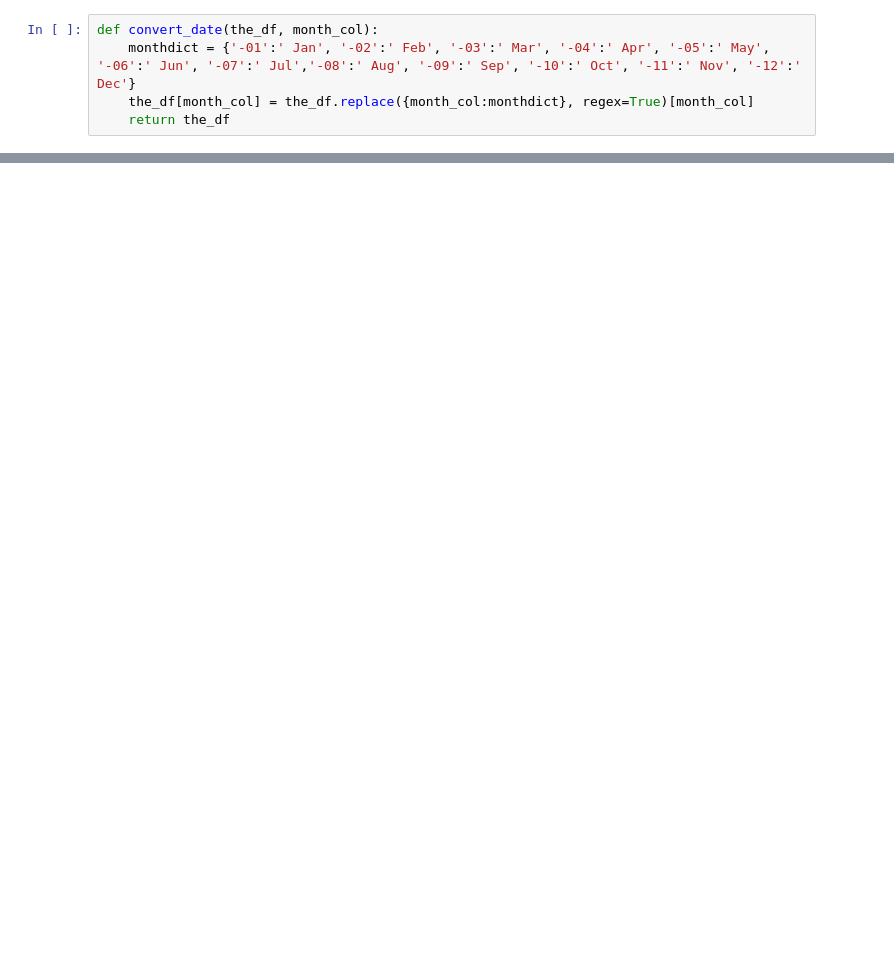
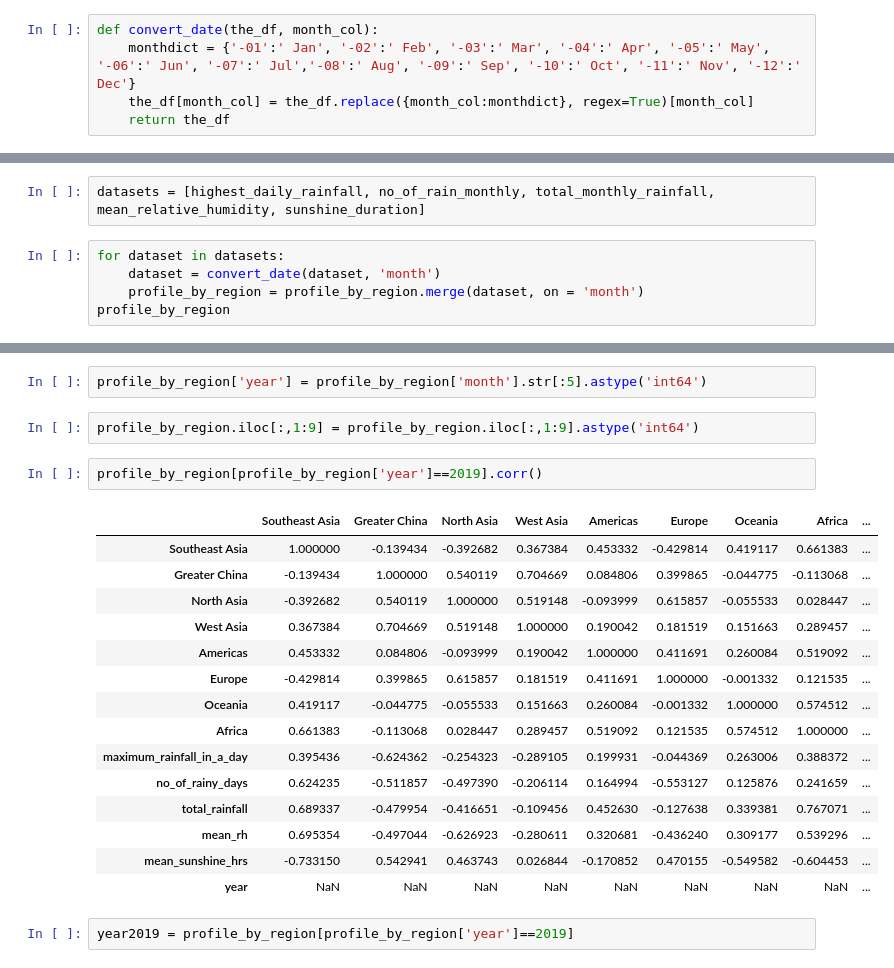
Before and after one commit to altheaxcvii/GA-Labs, a Jupyter notebook: Project 1/code/proj1code.ipynb, the cells around one changed output, grey strips where cells are left out. Drawn from its saved outputs; the diff is of its cells as text; blank space fills up the shorter version.

```diff
--- a/Project 1/code/proj1code.ipynb
+++ b/Project 1/code/proj1code.ipynb
@@ -82,0 +34,7 @@ TypeError: no numeric data to plot
+# %%
+datasets = [highest_daily_rainfall, no_of_rain_monthly, total_monthly_rainfall, mean_relative_humidity, sunshine_duration]
+# %%
+for dataset in datasets:
+    dataset = convert_date(dataset, 'month')
+    profile_by_region = profile_by_region.merge(dataset, on = 'month')
+profile_by_region
@@ -82,0 +55,24 @@ TypeError: no numeric data to plot
+# %%
+profile_by_region['year'] = profile_by_region['month'].str[:5].astype('int64')
+# %%
+profile_by_region.iloc[:,1:9] = profile_by_region.iloc[:,1:9].astype('int64')
+# %%
+profile_by_region[profile_by_region['year']==2019].corr()
+# %% [output]
+|  | Southeast Asia | Greater China | North Asia | West Asia | Americas | Europe | Oceania | Africa | ... |
+| Southeast Asia | 1.000000 | -0.139434 | -0.392682 | 0.367384 | 0.453332 | -0.429814 | 0.419117 | 0.661383 | ... |
+| Greater China | -0.139434 | 1.000000 | 0.540119 | 0.704669 | 0.084806 | 0.399865 | -0.044775 | -0.113068 | ... |
+| North Asia | -0.392682 | 0.540119 | 1.000000 | 0.519148 | -0.093999 | 0.615857 | -0.055533 | 0.028447 | ... |
+| West Asia | 0.367384 | 0.704669 | 0.519148 | 1.000000 | 0.190042 | 0.181519 | 0.151663 | 0.289457 | ... |
+| Americas | 0.453332 | 0.084806 | -0.093999 | 0.190042 | 1.000000 | 0.411691 | 0.260084 | 0.519092 | ... |
+| Europe | -0.429814 | 0.399865 | 0.615857 | 0.181519 | 0.411691 | 1.000000 | -0.001332 | 0.121535 | ... |
+| Oceania | 0.419117 | -0.044775 | -0.055533 | 0.151663 | 0.260084 | -0.001332 | 1.000000 | 0.574512 | ... |
+| Africa | 0.661383 | -0.113068 | 0.028447 | 0.289457 | 0.519092 | 0.121535 | 0.574512 | 1.000000 | ... |
+| maximum_rainfall_in_a_day | 0.395436 | -0.624362 | -0.254323 | -0.289105 | 0.199931 | -0.044369 | 0.263006 | 0.388372 | ... |
+| no_of_rainy_days | 0.624235 | -0.511857 | -0.497390 | -0.206114 | 0.164994 | -0.553127 | 0.125876 | 0.241659 | ... |
+| total_rainfall | 0.689337 | -0.479954 | -0.416651 | -0.109456 | 0.452630 | -0.127638 | 0.339381 | 0.767071 | ... |
+| mean_rh | 0.695354 | -0.497044 | -0.626923 | -0.280611 | 0.320681 | -0.436240 | 0.309177 | 0.539296 | ... |
+| mean_sunshine_hrs | -0.733150 | 0.542941 | 0.463743 | 0.026844 | -0.170852 | 0.470155 | -0.549582 | -0.604453 | ... |
+| year | NaN | NaN | NaN | NaN | NaN | NaN | NaN | NaN | ... |
+# %%
+year2019 = profile_by_region[profile_by_region['year']==2019]
```
Also changed, not shown: parts of 9 cells of this notebook.
